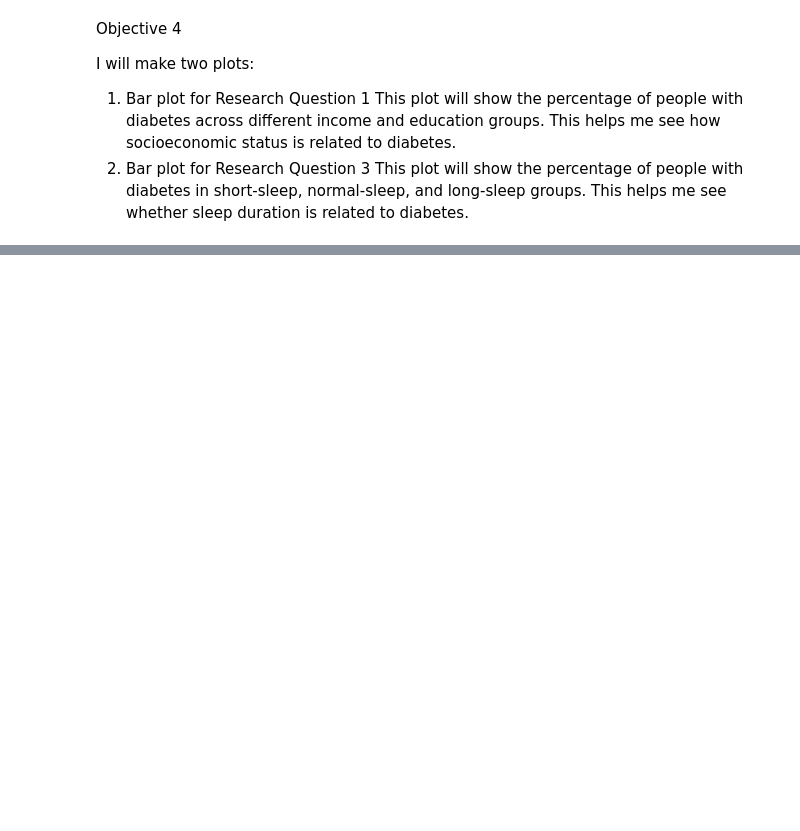
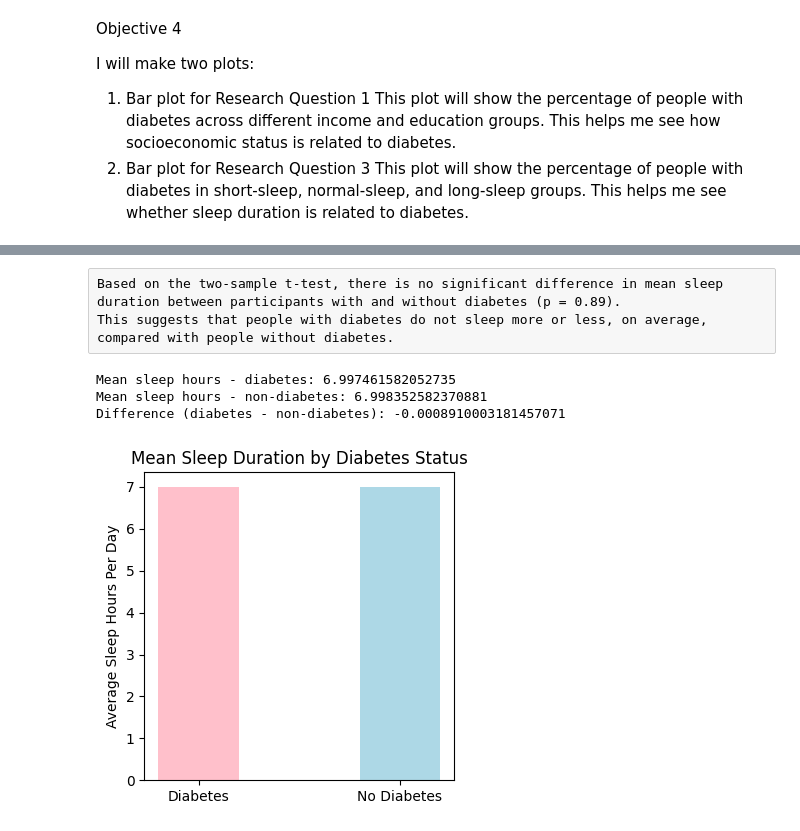
Before and after one commit to DollyChenlp/BIOS-584, a Jupyter notebook: Final Liping Chen.ipynb, the cells around one changed output, grey strips where cells are left out. Cells and saved outputs as stored; diff of their text form; code cells hidden in the pictures; blank space fills up the shorter version.

```diff
--- a/Final Liping Chen.ipynb
+++ b/Final Liping Chen.ipynb
@@ -287,0 +557,25 @@ This plot will show the percentage of people with diabetes in short-sleep, norma
+# %% [raw]
+Based on the two-sample t-test, there is no significant difference in mean sleep duration between participants with and without diabetes (p = 0.89).
+This suggests that people with diabetes do not sleep more or less, on average, compared with people without diabetes.
+# %%
+mean_d = diabetes_group.mean()
+mean_n = non_diabetes_group.mean()
+
+print("Mean sleep hours - diabetes:", mean_d)
+print("Mean sleep hours - non-diabetes:", mean_n)
+print("Difference (diabetes - non-diabetes):", mean_d - mean_n)
+# %% [output]
+Mean sleep hours - diabetes: 6.997461582052735
+Mean sleep hours - non-diabetes: 6.998352582370881
+Difference (diabetes - non-diabetes): -0.0008910003181457071
+# %%
+means = [diabetes_group.mean(), non_diabetes_group.mean()]
+labels = ["Diabetes", "No Diabetes"]
+
+plt.figure(figsize=(4, 4))
+plt.bar(labels, means, color=["pink", "lightblue"],width = 0.4)
+plt.ylabel("Average Sleep Hours Per Day")
+plt.title("Mean Sleep Duration by Diabetes Status")
+plt.show()
+# %% [output]
+[figure, added]
```
Also changed, not shown: parts of 22 cells of this notebook.
